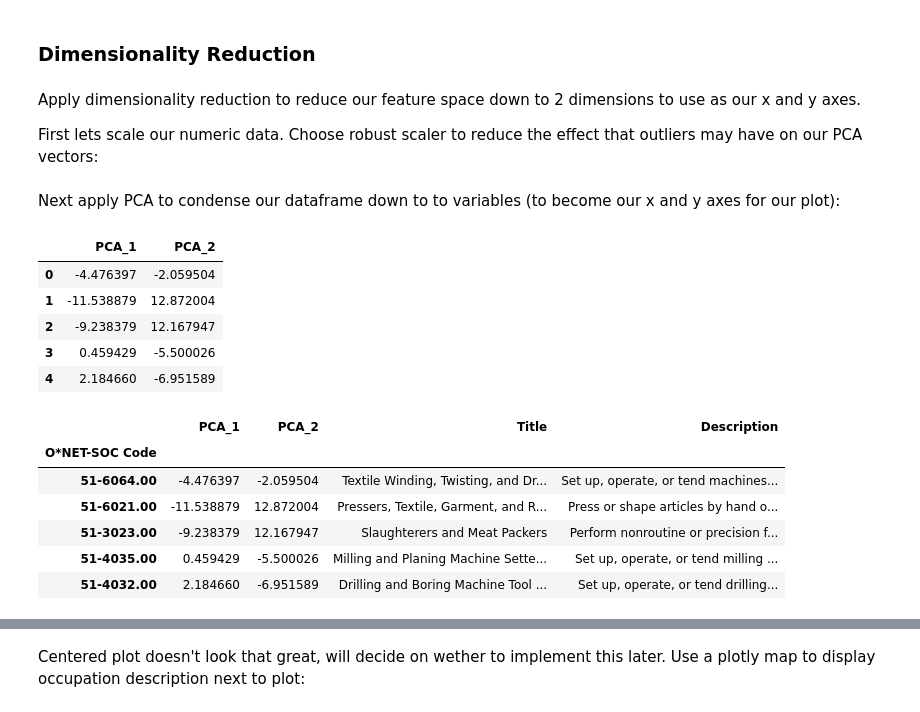
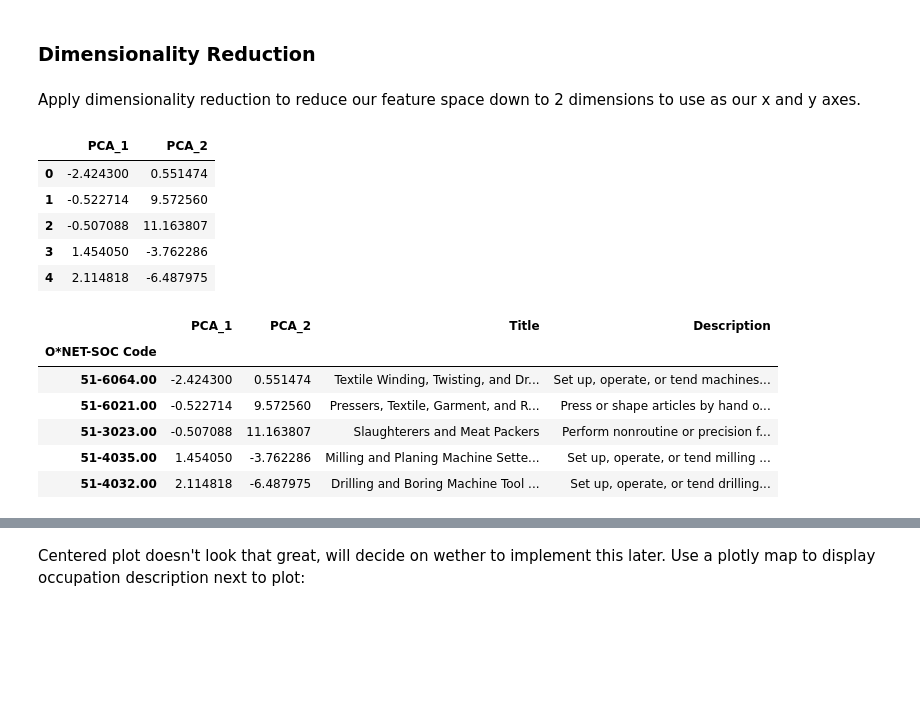
Before and after one commit to jasondetaylor/Occupational_Map_WIP, a Jupyter notebook: Occupational Map.ipynb, the cells around one changed output, grey strips where cells are left out. Saved outputs shown, nothing was run; the diff lists cells and outputs as text; code cells hidden in the pictures; blank space fills up the shorter version.

```diff
--- a/Occupational Map.ipynb
+++ b/Occupational Map.ipynb
@@ -305,0 +311,9 @@ array([772, 763, 732, 743, 740, 825, 349, 642, 820, 641, 490, 480, 758,
+# %%
+# scale
+scaler = RobustScaler()
+df_cleaned3_scaled = scaler.fit_transform(df_cleaned3)
+
+# convert back to df
+df_cleaned3_scaled = pd.DataFrame(df_cleaned3_scaled,
+                                  columns = df_cleaned3.columns,
+                                  index = df_cleaned3.index)
@@ -306,9 +322,10 @@ array([772, 763, 732, 743, 740, 825, 349, 642, 820, 641, 490, 480, 758,
 # %%
-# Option 2:
-best_match_row = df_cleaned3.iloc[best_match_id].values.reshape(1, -1) # convert series to array and reshape
+# select row
+best_match_row = df_cleaned3_scaled.iloc[best_match_id].values.reshape(1, -1) # convert series to array and reshape
 
+# apply KNN
 knn = NearestNeighbors(n_neighbors = n)
-knn.fit(df_cleaned3)
+knn.fit(df_cleaned3_scaled)
 distances, indices = knn.kneighbors(best_match_row)
 indices
 # %% [output]
@@ -322,10 +339,8 @@ We appear to get quite different answers depending on which method with only 6 o
 # %%
 # apply filtering:
-most_similar_data = df_cleaned3.iloc[most_similar.flatten()]
+most_similar_data = df_cleaned3_scaled.iloc[most_similar.flatten()]
 #most_similar_data = df_cleaned3.iloc[indices.flatten()]
 # %% [markdown]
 ### Dimensionality Reduction
 # %% [markdown]
 Apply dimensionality reduction to reduce our feature space down to 2 dimensions to use as our x and y axes.
-
-First lets scale our numeric data. Choose robust scaler to reduce the effect that outliers may have on our PCA vectors:
@@ -336,21 +347,19 @@ scaled_data = scaler.fit_transform(most_similar_data)
-# %% [markdown]
-Next apply PCA to condense our dataframe down to to variables (to become our x and y axes for our plot):
 # %%
 # dimensionality reduction
 pca = PCA(n_components = 2)
-reduced_data = pca.fit_transform(scaled_data)
+reduced_data = pca.fit_transform(most_similar_data)
 
 # convert back to dataframe
 pca_df = pd.DataFrame(data = reduced_data, columns = ['PCA_1', 'PCA_2'])
 
 pca_df.head()
 # %% [output]
 |  | PCA_1 | PCA_2 |
-| 0 | -4.476397 | -2.059504 |
-| 1 | -11.538879 | 12.872004 |
-| 2 | -9.238379 | 12.167947 |
-| 3 | 0.459429 | -5.500026 |
-| 4 | 2.184660 | -6.951589 |
+| 0 | -2.424300 | 0.551474 |
+| 1 | -0.522714 | 9.572560 |
+| 2 | -0.507088 | 11.163807 |
+| 3 | 1.454050 | -3.762286 |
+| 4 | 2.114818 | -6.487975 |
 # %%
 # Re-establish code indexesin our pca dataframe
 pca_df.index = most_similar_data.index
@@ -361,11 +370,11 @@ pca_df.head()
 # %% [output]
 |  | PCA_1 | PCA_2 | Title | Description |
 | O*NET-SOC Code |  |  |  |  |
-| 51-6064.00 | -4.476397 | -2.059504 | Textile Winding, Twisting, and Dr... | Set up, operate, or tend machines... |
-| 51-6021.00 | -11.538879 | 12.872004 | Pressers, Textile, Garment, and R... | Press or shape articles by hand o... |
-| 51-3023.00 | -9.238379 | 12.167947 | Slaughterers and Meat Packers | Perform nonroutine or precision f... |
-| 51-4035.00 | 0.459429 | -5.500026 | Milling and Planing Machine Sette... | Set up, operate, or tend milling ... |
-| 51-4032.00 | 2.184660 | -6.951589 | Drilling and Boring Machine Tool ... | Set up, operate, or tend drilling... |
+| 51-6064.00 | -2.424300 | 0.551474 | Textile Winding, Twisting, and Dr... | Set up, operate, or tend machines... |
+| 51-6021.00 | -0.522714 | 9.572560 | Pressers, Textile, Garment, and R... | Press or shape articles by hand o... |
+| 51-3023.00 | -0.507088 | 11.163807 | Slaughterers and Meat Packers | Perform nonroutine or precision f... |
+| 51-4035.00 | 1.454050 | -3.762286 | Milling and Planing Machine Sette... | Set up, operate, or tend milling ... |
+| 51-4032.00 | 2.114818 | -6.487975 | Drilling and Boring Machine Tool ... | Set up, operate, or tend drilling... |
 # %%
 sns.scatterplot(data = pca_df, x = 'PCA_1', y = 'PCA_2')
 
```
Also changed, not shown: parts of 10 cells of this notebook.
